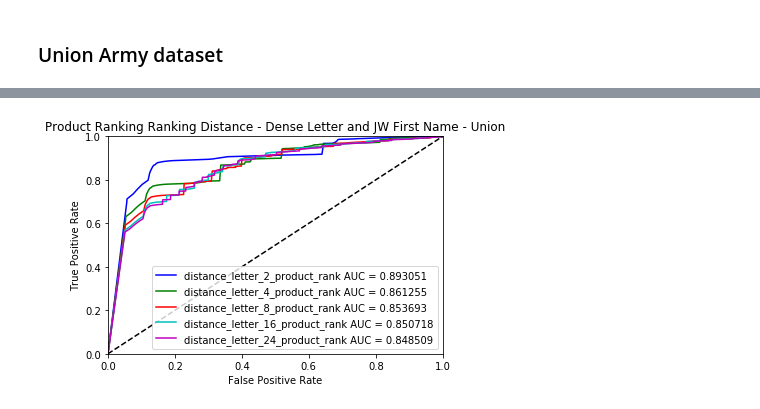
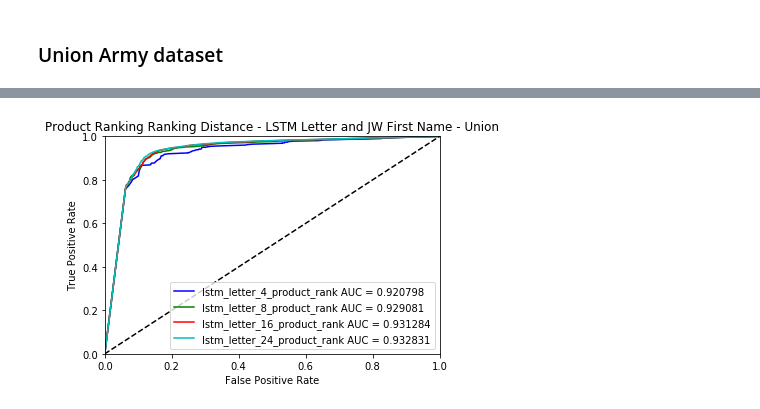
Before and after one commit to kailin-lu/recordlinker, a Jupyter notebook: notebooks/AccuracyComparison.ipynb, the cells around one changed output, grey strips where cells are left out. Saved outputs shown, nothing was run; the diff lists cells and outputs as text; code cells hidden in the pictures.

```diff
--- a/notebooks/AccuracyComparison.ipynb
+++ b/notebooks/AccuracyComparison.ipynb
@@ -279,5 +280,2 @@ Median mu has been set with size (16,)
 Median mu has been set with size (24,)
 [figure]
-# %%
-for col in shingle_cols:
-    plot_hist(iowa, col, 'Iowa - {}'.format(col))
@@ -528,0 +625,38 @@ Median mu has been set with size (24,)
+# %%
+# Mean ranking - LSTM
+union_trainA = create_training_set(union,
+                                  'first1',
+                                   max_length=MAX_LENGTH,
+                                   embed_type=EMBED_TYPE,
+                                   normalize=False,
+                                   categorical=True)
+union_trainB = create_training_set(union,
+                                  'first2',
+                                  max_length=MAX_LENGTH,
+                                  embed_type=EMBED_TYPE,
+                                  normalize=False,
+                                  categorical=True)
+
+union_dense_cols = []
+dense_latent = [4,8,16,24]
+for latent in dense_latent:
+    MODEL_PATH = '/Users/kailinlu/Desktop/QMSSWork/RecordLinking/models/lstm_letter_{}_union_first/encoder.h5'.format(latent)
+
+    dense_binary_encoder = BinaryEncoder(model_path=MODEL_PATH)
+    dense_binary_encoder.calculate_median_mu(union_trainA)
+
+    encodedA_union = dense_binary_encoder.binary_encode(union_trainA)
+    encodedB_union = dense_binary_encoder.binary_encode(union_trainB)
+
+    union_dense_cols.append('lstm_letter_{}'.format(latent))
+    union['lstm_letter_{}'.format(latent)] = recordlinker.blocking.normalized_l1(encodedA_union, encodedB_union)
+
+for col in union_dense_cols:
+    union[col +'_rank'] = union[[col]].rank(ascending=True) / len(union)
+
+mean_cols = []
+for col in union_dense_cols:
+    mean_cols.append(col + '_lstm_mean_rank')
+    union[col + '_lstm_mean_rank'] = (union['first-jaro-winkler-rank'] + union[col+'_rank']) / 2.
+
+plot_roc(union, mean_cols, title='Mean Ranking Distance - LSTM Letter and JW First Name - Union')
@@ -529,10 +673,10 @@ Median mu has been set with size (24,)
 # %%
-# Product ranking
+# Product ranking - Dense Letter
 product_cols = []
 for col in union_dense_cols:
     product_cols.append(col + '_product_rank')
     union[col + '_product_rank'] = 1 - (1 / (union['first-jaro-winkler-rank'] * union[col+'_rank']))
 
-plot_roc(union, product_cols, title='Product Ranking Ranking Distance - Dense Letter and JW First Name - Union')
+plot_roc(union, product_cols, title='Product Ranking Ranking Distance - LSTM Letter and JW First Name - Union')
 # %% [output]
-[figure, old version]
+[figure, new version]
```
Also changed, not shown: parts of 12 cells of this notebook, 1 other file.
